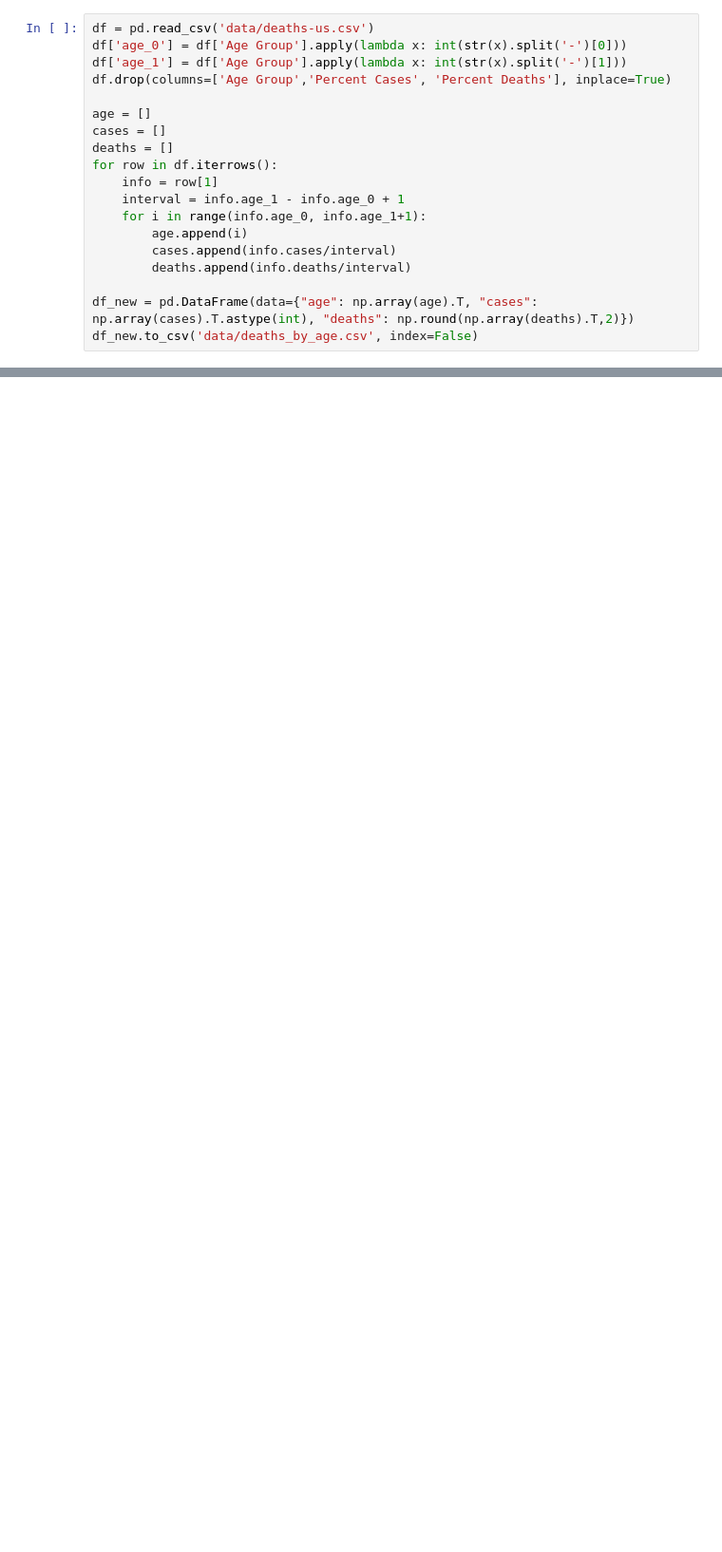
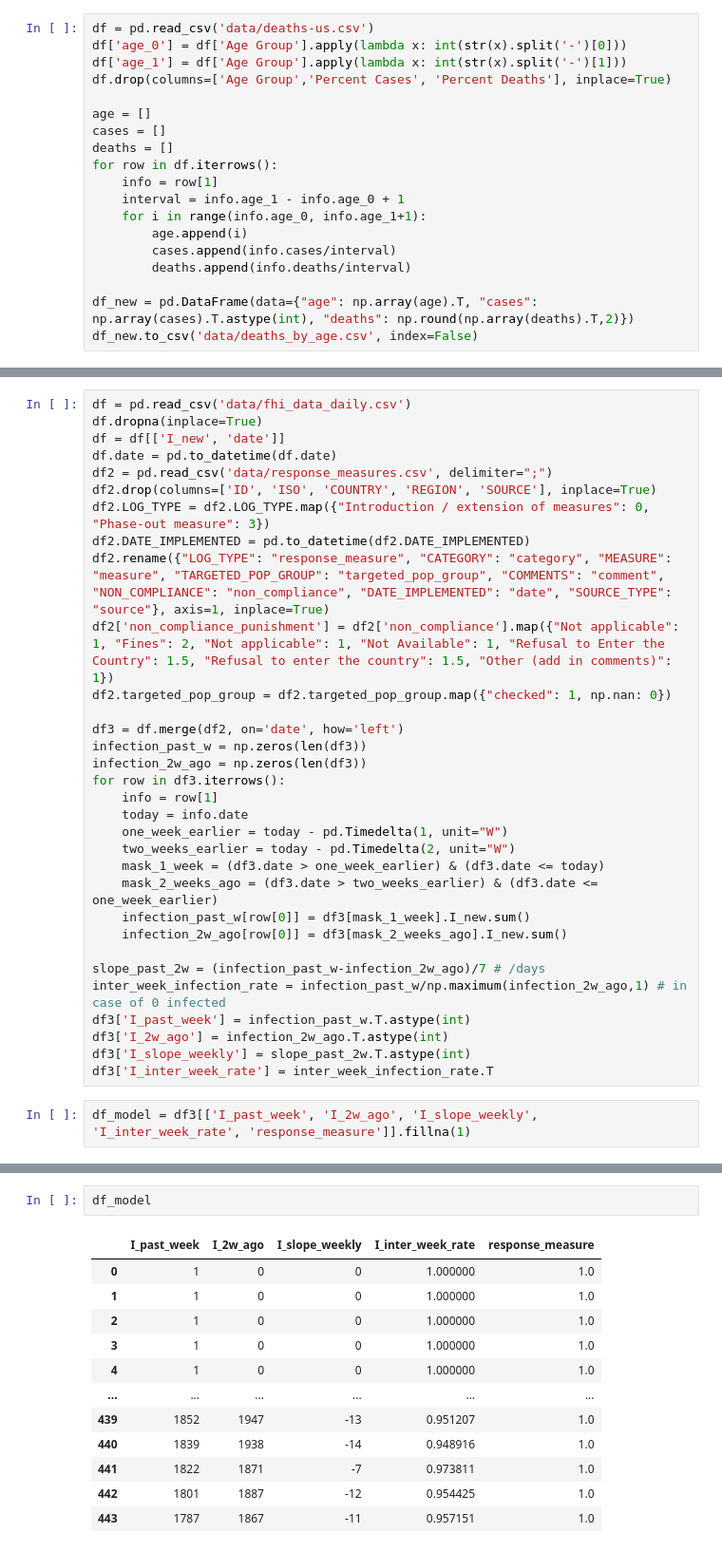
Before and after one commit to bendiknordeng/Epidemiologic-Strategies, a Jupyter notebook: pop.ipynb, the cells around one changed output, grey strips where cells are left out. Shown at 95% size. Saved outputs shown, nothing was run; the diff lists cells and outputs as text; blank space fills up the shorter version.

```diff
--- a/pop.ipynb
+++ b/pop.ipynb
@@ -259,0 +144,34 @@ df3.dropna()
+# %%
+df = pd.read_csv('data/fhi_data_daily.csv')
+df.dropna(inplace=True)
+df = df[['I_new', 'date']]
+df.date = pd.to_datetime(df.date)
+df2 = pd.read_csv('data/response_measures.csv', delimiter=";")
+df2.drop(columns=['ID', 'ISO', 'COUNTRY', 'REGION', 'SOURCE'], inplace=True)
+df2.LOG_TYPE = df2.LOG_TYPE.map({"Introduction / extension of measures": 0, "Phase-out measure": 3})
+df2.DATE_IMPLEMENTED = pd.to_datetime(df2.DATE_IMPLEMENTED)
+df2.rename({"LOG_TYPE": "response_measure", "CATEGORY": "category",	"MEASURE": "measure", "TARGETED_POP_GROUP": "targeted_pop_group", "COMMENTS": "comment", "NON_COMPLIANCE": "non_compliance", "DATE_IMPLEMENTED": "date", "SOURCE_TYPE": "source"}, axis=1, inplace=True)
+df2['non_compliance_punishment'] = df2['non_compliance'].map({"Not applicable": 1, "Fines": 2, "Not applicable": 1, "Not Available": 1, "Refusal to Enter the Country": 1.5, "Refusal to enter the country": 1.5, "Other (add in comments)": 1})
+df2.targeted_pop_group = df2.targeted_pop_group.map({"checked": 1, np.nan: 0})
+
+df3 = df.merge(df2, on='date', how='left')
+infection_past_w = np.zeros(len(df3))
+infection_2w_ago = np.zeros(len(df3))
+for row in df3.iterrows():
+    info = row[1]
+    today = info.date
+    one_week_earlier = today - pd.Timedelta(1, unit="W")
+    two_weeks_earlier = today - pd.Timedelta(2, unit="W")
+    mask_1_week = (df3.date > one_week_earlier) & (df3.date <= today)
+    mask_2_weeks_ago = (df3.date > two_weeks_earlier) & (df3.date <= one_week_earlier)
+    infection_past_w[row[0]] = df3[mask_1_week].I_new.sum()
+    infection_2w_ago[row[0]] = df3[mask_2_weeks_ago].I_new.sum()
+
+slope_past_2w = (infection_past_w-infection_2w_ago)/7 # /days
+inter_week_infection_rate = infection_past_w/np.maximum(infection_2w_ago,1) # in case of 0 infected
+df3['I_past_week'] = infection_past_w.T.astype(int)
+df3['I_2w_ago'] = infection_2w_ago.T.astype(int)
+df3['I_slope_weekly'] = slope_past_2w.T.astype(int)
+df3['I_inter_week_rate'] = inter_week_infection_rate.T
+# %%
+df_model = df3[['I_past_week', 'I_2w_ago', 'I_slope_weekly', 'I_inter_week_rate', 'response_measure']].fillna(1)
@@ -259,0 +246,15 @@ df3.dropna()
+# %%
+df_model
+# %% [output]
+|  | I_past_week | I_2w_ago | I_slope_weekly | I_inter_week_rate | response_measure |
+| 0 | 1 | 0 | 0 | 1.000000 | 1.0 |
+| 1 | 1 | 0 | 0 | 1.000000 | 1.0 |
+| 2 | 1 | 0 | 0 | 1.000000 | 1.0 |
+| 3 | 1 | 0 | 0 | 1.000000 | 1.0 |
+| 4 | 1 | 0 | 0 | 1.000000 | 1.0 |
+| ... | ... | ... | ... | ... | ... |
+| 439 | 1852 | 1947 | -13 | 0.951207 | 1.0 |
+| 440 | 1839 | 1938 | -14 | 0.948916 | 1.0 |
+| 441 | 1822 | 1871 | -7 | 0.973811 | 1.0 |
+| 442 | 1801 | 1887 | -12 | 0.954425 | 1.0 |
+| 443 | 1787 | 1867 | -11 | 0.957151 | 1.0 |
```
Also changed, not shown: parts of 15 cells of this notebook, 8 other files.
